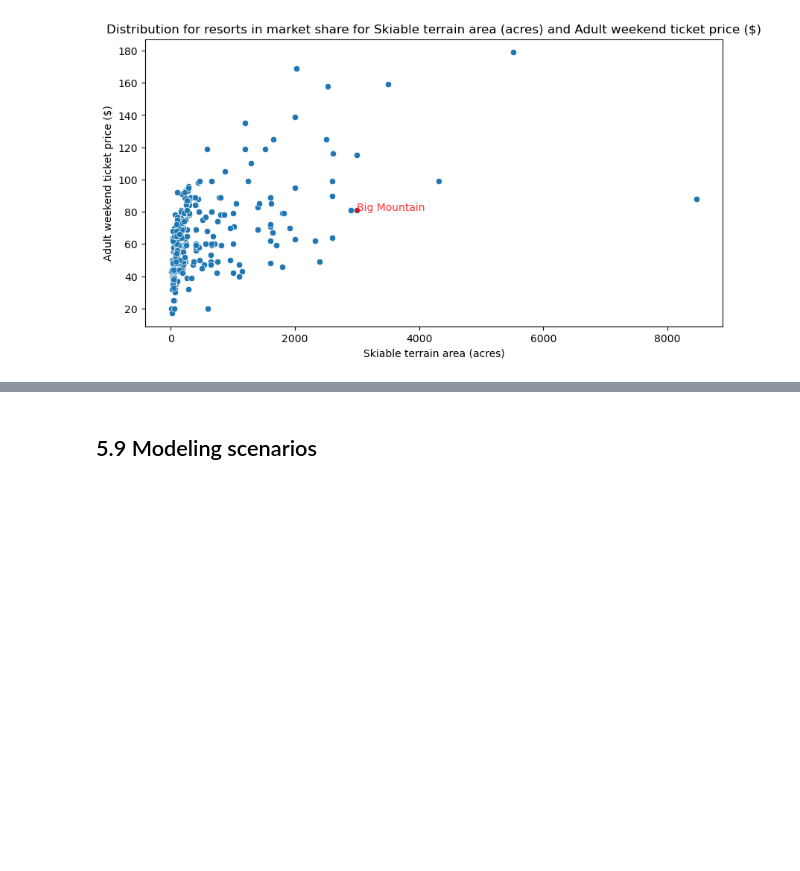
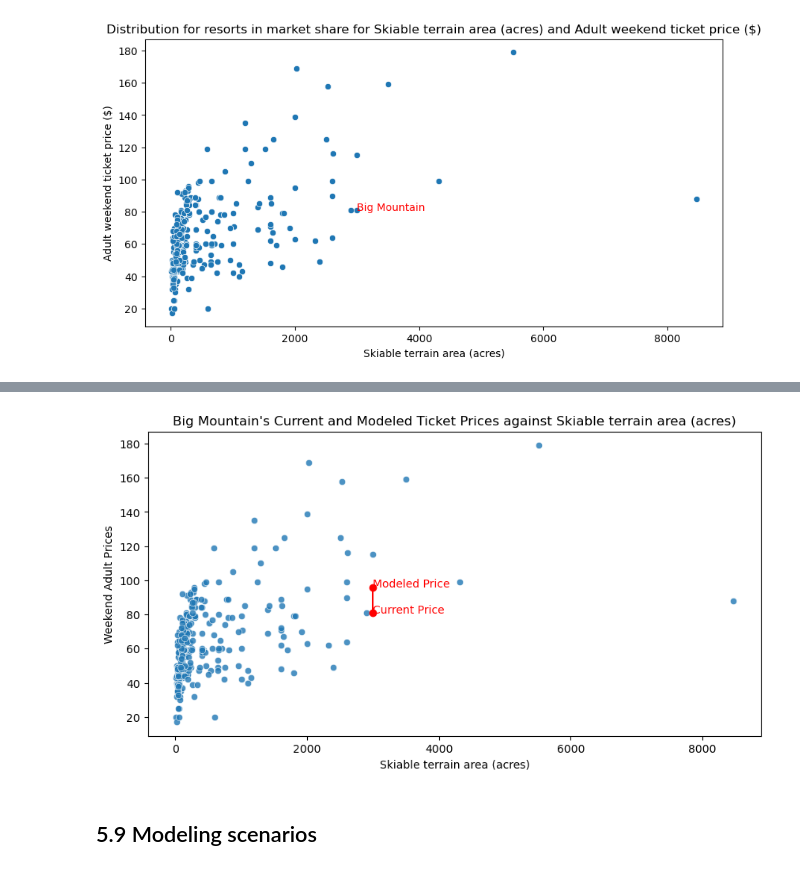
Before and after one commit to msc2106/DataScienceGuidedCapstone, a Jupyter notebook: Notebooks/05_modeling.ipynb, the cells around one changed output, grey strips where cells are left out. Cells and saved outputs as stored; diff of their text form; code cells hidden in the pictures; blank space fills up the shorter version.

```diff
--- a/Notebooks/05_modeling.ipynb
+++ b/Notebooks/05_modeling.ipynb
@@ -293,3 +355,7 @@ plt.show()
+# %%
+scatter_price('SkiableTerrain_ac', 'Skiable terrain area (acres)')
+# %% [output]
+[figure, added]
 # %% [markdown]
 ## 5.9 Modeling scenarios<a id='5.9_Modeling_scenarios'></a>
 # %% [markdown]
```
Also changed, not shown: parts of 4 cells of this notebook, 3 other files.
